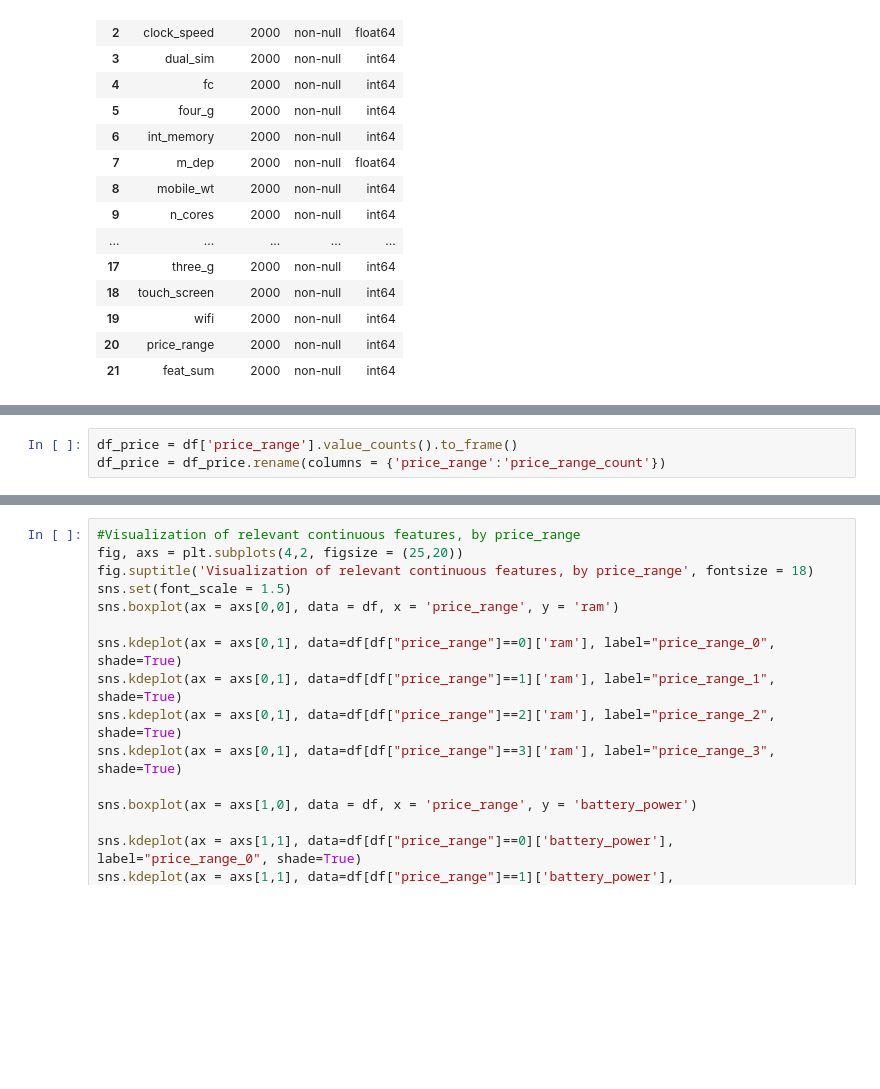
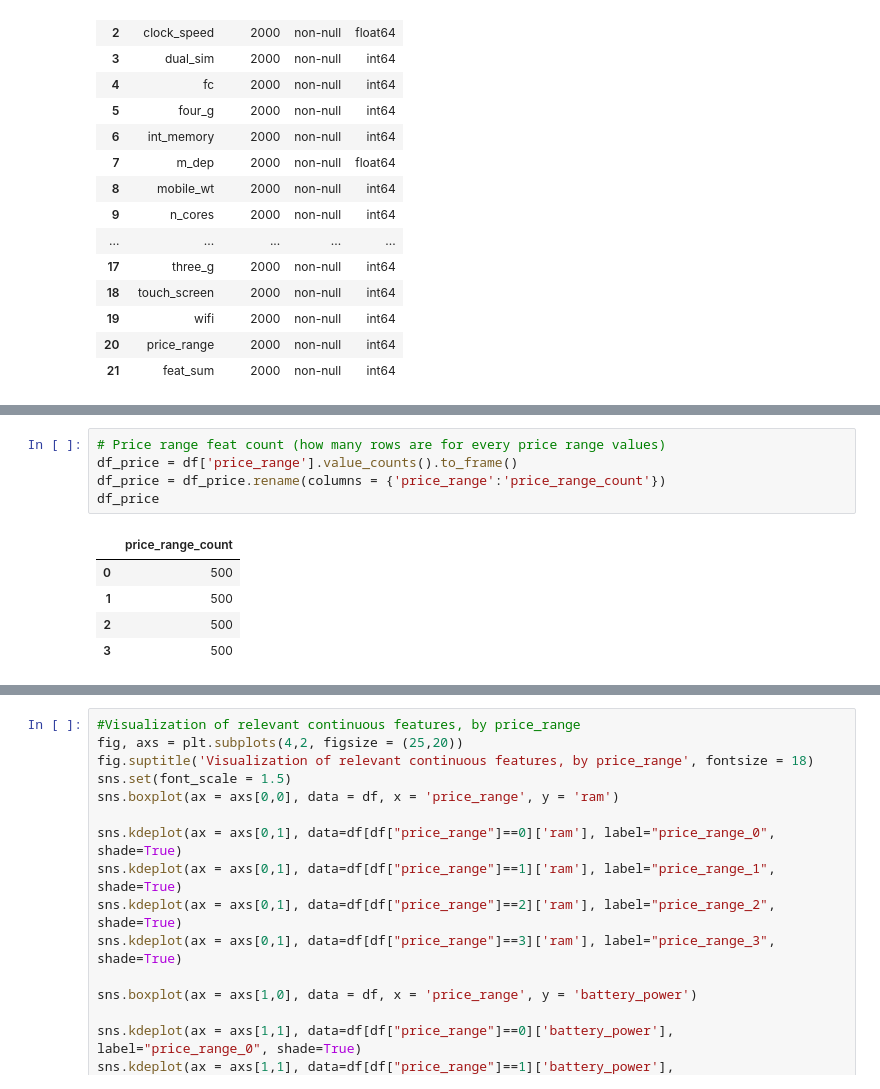
Before and after one commit to pprochon/Data_visualisation, a Jupyter notebook: Mobile_visualization.ipynb, the cells around one changed output, grey strips where cells are left out. Drawn from its saved outputs; the diff is of its cells as text; blank space fills up the shorter version.

```diff
--- a/Mobile_visualization.ipynb
+++ b/Mobile_visualization.ipynb
@@ -66,3 +50,11 @@ plt.savefig('heatmap.png')
 # %%
+# Price range feat count (how many rows are for every price range values)
 df_price = df['price_range'].value_counts().to_frame()
 df_price = df_price.rename(columns = {'price_range':'price_range_count'})
+df_price
+# %% [output]
+|  | price_range_count |
+| 0 | 500 |
+| 1 | 500 |
+| 2 | 500 |
+| 3 | 500 |
```
Also changed, not shown: parts of 2 cells of this notebook.
